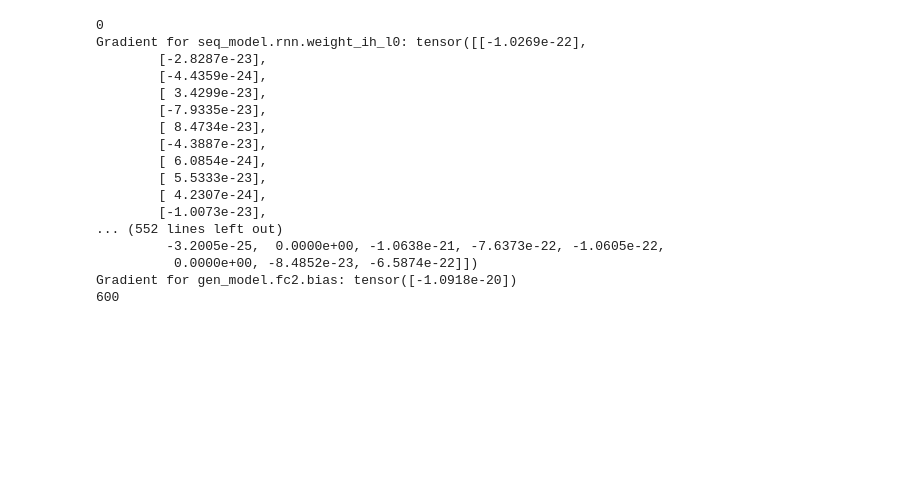
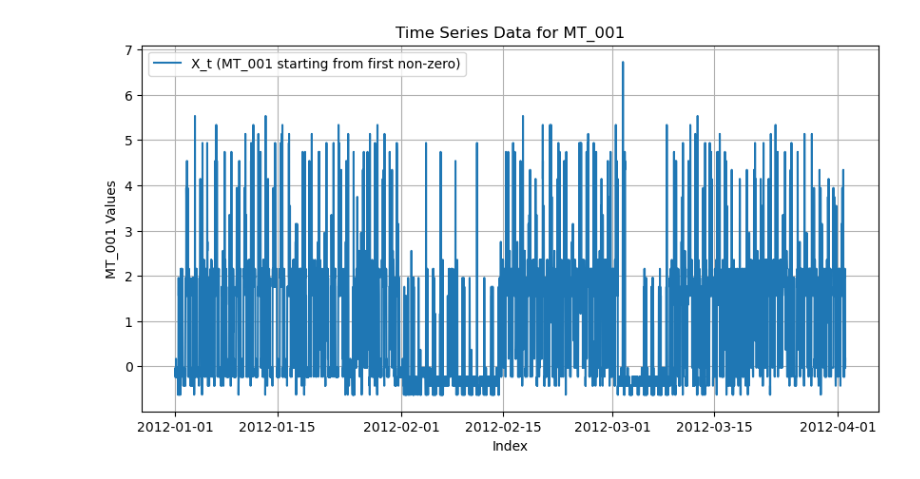
Before and after one commit to josemanuel22/ISL-python, a Jupyter notebook: examples/benchmark_ts.ipynb, the cells around one changed output. Cells and saved outputs as stored; diff of their text form; code cells hidden in the pictures; blank space fills up the shorter version.

```diff
--- a/examples/benchmark_ts.ipynb
+++ b/examples/benchmark_ts.ipynb
@@ -62,38 +63,47 @@ data = pd.read_csv(file_path, sep=';', index_col=0, parse_dates=True, decimal=',
 first_non_zero_index_MT_001 = data['MT_001'].ne(0).idxmax()
 X_t = data['MT_001'][first_non_zero_index_MT_001:] # Your time series data
 Y_t = data['MT_001'][data['MT_001'].index > first_non_zero_index_MT_001] # Your shifted time series data by one time step
+
+def z_score_normalize(df):
+    """Normalize a pandas DataFrame so that each column has mean 0 and std 1."""
+    return (df - df.mean()) / df.std()
+
+X_t = z_score_normalize(X_t)
+Y_t = z_score_normalize(Y_t)
+# %%
+import matplotlib.pyplot as plt
+
+start_date = '2012-01-01'
+end_date = '2012-04-01'
+
+plt.figure(figsize=(10, 5))
+plt.plot(X_t.loc[start_date:end_date], label='X_t (MT_001 starting from first non-zero)')
+#plt.plot(Y_t.index, Y_t.values, label='Y_t (MT_001 > first non-zero index)', linestyle='--')
+plt.xlabel('Index')
+plt.ylabel('MT_001 Values')
+plt.title('Time Series Data for MT_001')
+plt.legend()
+plt.grid(True)
+plt.show()
+# %% [output]
+[figure, added]
 # %%
 noise_model = Normal(0.0, 1.0)
 hparams = {
     'max_k': 10,
-    'samples': 10000,
-    'epochs': 1000,
+    'samples': 1000,
+    'epochs': 100,
     'eta': 1e-2,
     'transform': noise_model,
-    'window_size': 100,
-    'K': 5
+    'window_size': 1000,
+    'K': 10
 }
 
 # Train the model using the ts_invariant_statistical_loss function
-loader_Xt = DataLoader(X_t, batch_size=hparams['samples'], shuffle=False)
-loader_Yt = DataLoader(Y_t, batch_size=hparams['samples'], shuffle=False)
+loader_Xt = DataLoader(X_t.loc[start_date:end_date], batch_size=hparams['samples'], shuffle=False, drop_last=True)
+loader_Yt = DataLoader(X_t.loc[start_date:end_date], batch_size=hparams['samples'], shuffle=False, drop_last=True)
 
-ts_invariant_statistical_loss_2(model, loader_Xt, loader_Yt, hparams)
+losses = []
+for i in range(20):
+    loss = ts_invariant_statistical_loss_2(model, loader_Xt, loader_Yt, hparams)
+    losses.append(loss)
-# %% [output]
-0
-Gradient for seq_model.rnn.weight_ih_l0: tensor([[-1.0269e-22],
-        [-2.8287e-23],
-        [-4.4359e-24],
-        [ 3.4299e-23],
-        [-7.9335e-23],
-        [ 8.4734e-23],
-        [-4.3887e-23],
-        [ 6.0854e-24],
-        [ 5.5333e-23],
-        [ 4.2307e-24],
-        [-1.0073e-23],
-... (552 lines left out)
-         -3.2005e-25,  0.0000e+00, -1.0638e-21, -7.6373e-22, -1.0605e-22,
-          0.0000e+00, -8.4852e-23, -6.5874e-22]])
-Gradient for gen_model.fc2.bias: tensor([-1.0918e-20])
-600
```
Also changed, not shown: parts of 5 cells of this notebook, 2 other files.
